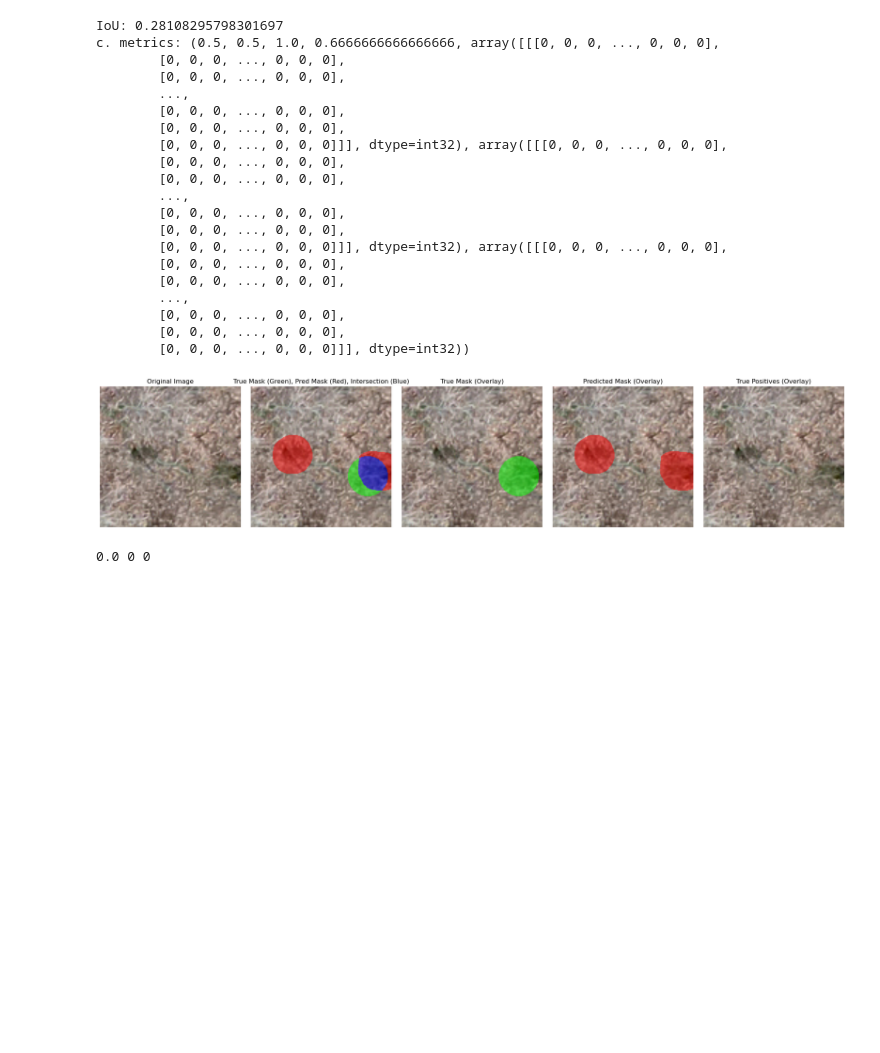
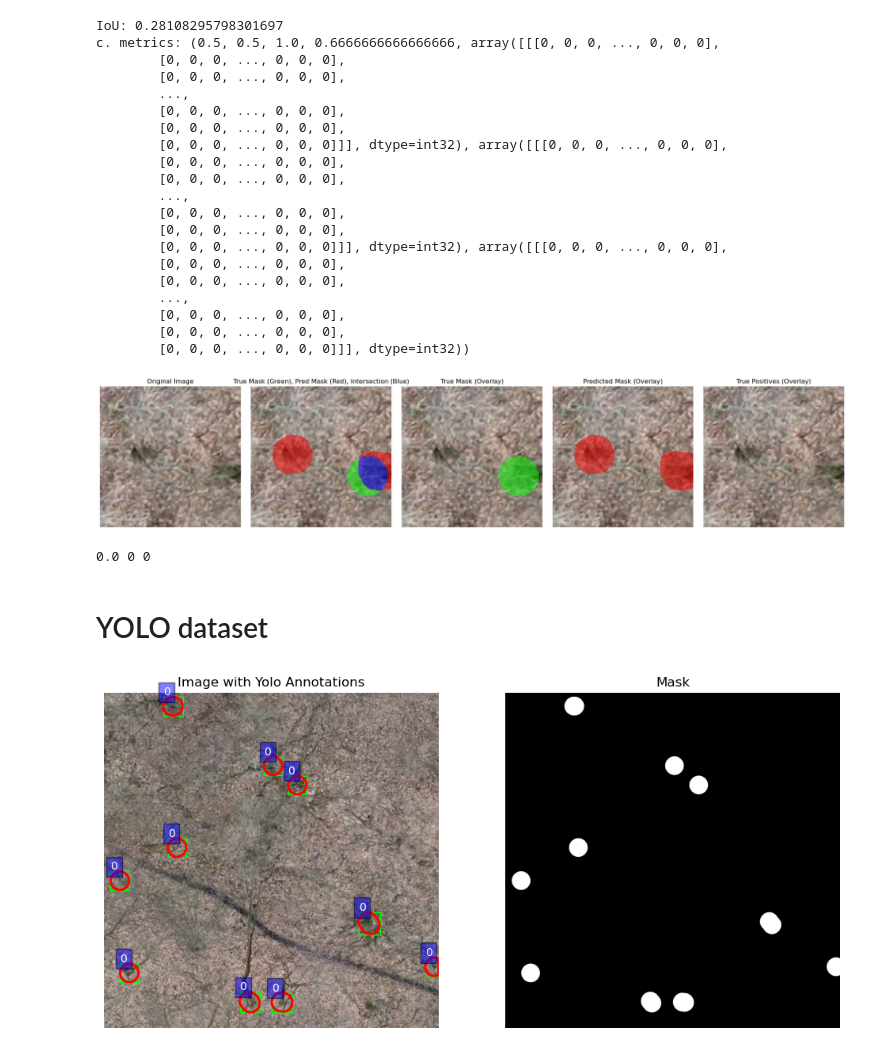
Before and after one commit to Aerial-Image-Categorization/CanopyMapping, a Jupyter notebook: src/metrics.ipynb, the cells around one changed output. Cells and saved outputs as stored; diff of their text form; code cells hidden in the pictures; blank space fills up the shorter version.

Commit message:
yolo annotations are working

```diff
--- a/src/metrics.ipynb
+++ b/src/metrics.ipynb
@@ -1319,3 +1319,5 @@ def calculate_objectwise_classification_metrics2(mask_pred, mask_true, threshold
     accuracy = TP / (TP + FP + FN) if (TP + FP + FN) > 0 else 0
 
     return accuracy, precision, recall, f1
+# %% [markdown]
+# YOLO dataset
@@ -1321,0 +1381,8 @@ def calculate_objectwise_classification_metrics2(mask_pred, mask_true, threshold
+# %%
+plot_yolo_labels_on_image(
+    image_path = '../data/2024-10-30-loc-dataset-1024/aug_train/images/tile_tif_8_8.png',
+    label_path = '../data/2024-10-30-loc-dataset-1024/aug_train/mask_txts/tile_shp_8_8.txt',
+    class_names = ['0']
+)
+# %% [output]
+[figure, added]
```
Also changed, not shown: parts of 1 cell of this notebook, 1 other file.
